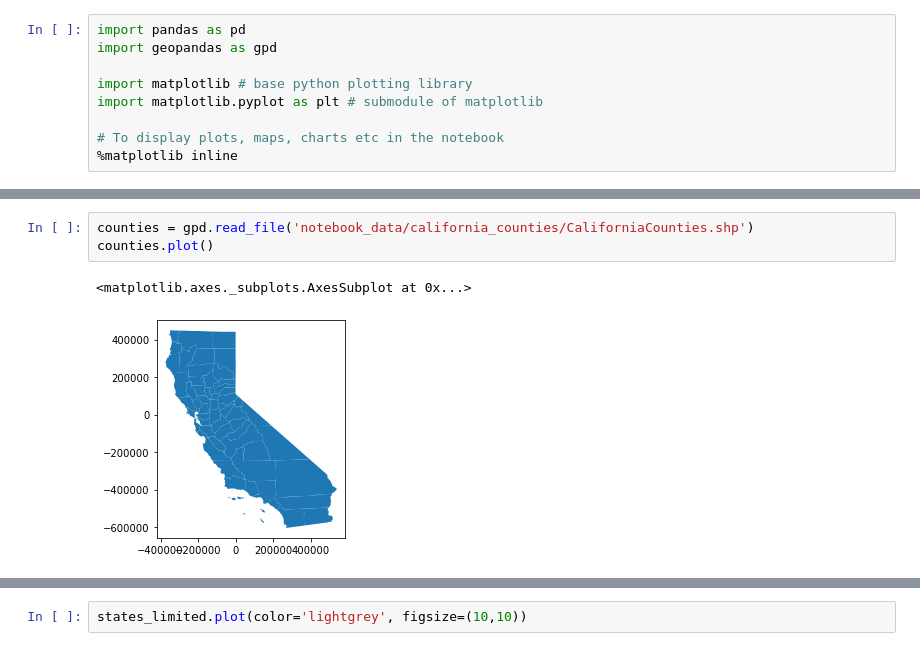
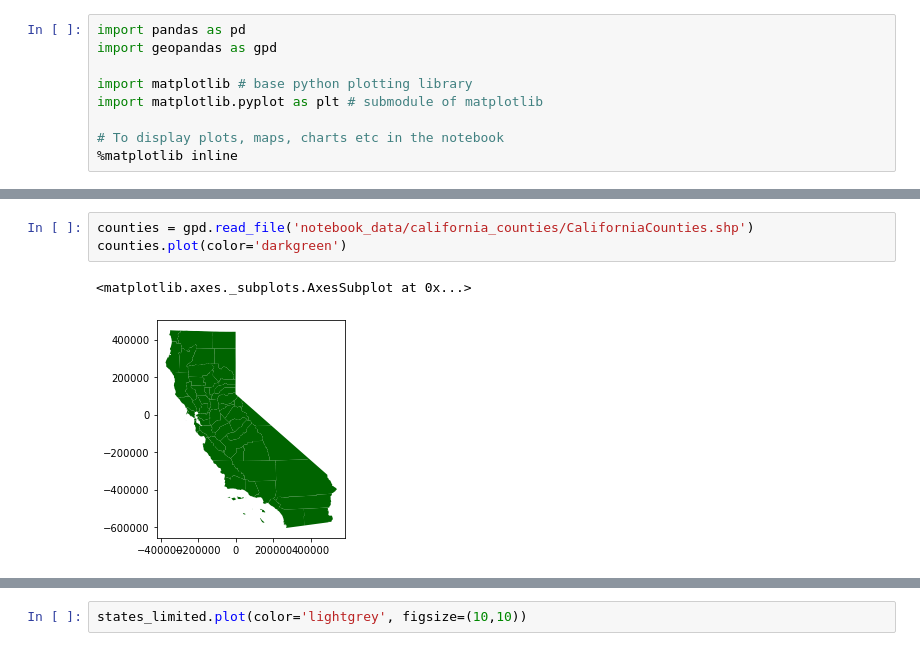
Before and after one commit to dlab-berkeley/Python-Geospatial-Fundamentals-Legacy, a Jupyter notebook: new_sequence/03_CRS_Map_Projections.ipynb, the cells around one changed output, grey strips where cells are left out. Saved outputs shown, nothing was run; the diff lists cells and outputs as text.

```diff
--- a/new_sequence/03_CRS_Map_Projections.ipynb
+++ b/new_sequence/03_CRS_Map_Projections.ipynb
@@ -20,6 +30,6 @@ import matplotlib.pyplot as plt # submodule of matplotlib
 # %%
 counties = gpd.read_file('notebook_data/california_counties/CaliforniaCounties.shp')
-counties.plot()
+counties.plot(color='darkgreen')
 # %% [output]
 <matplotlib.axes._subplots.AxesSubplot at 0x...>
-[figure, old version]
+[figure, new version]
```
Also changed, not shown: parts of 39 cells of this notebook.
